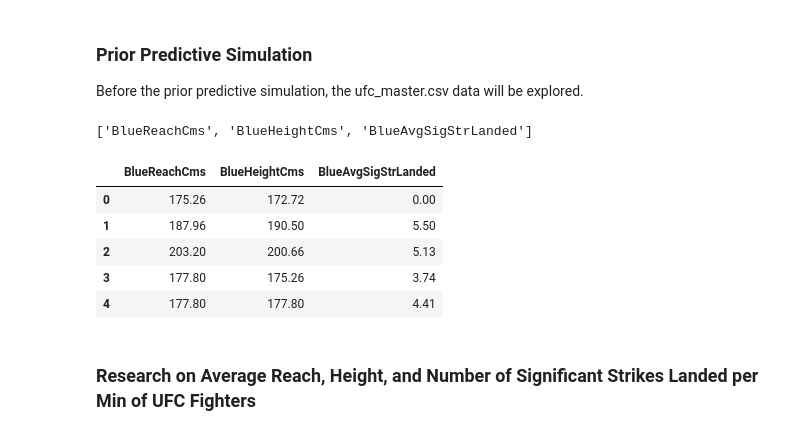
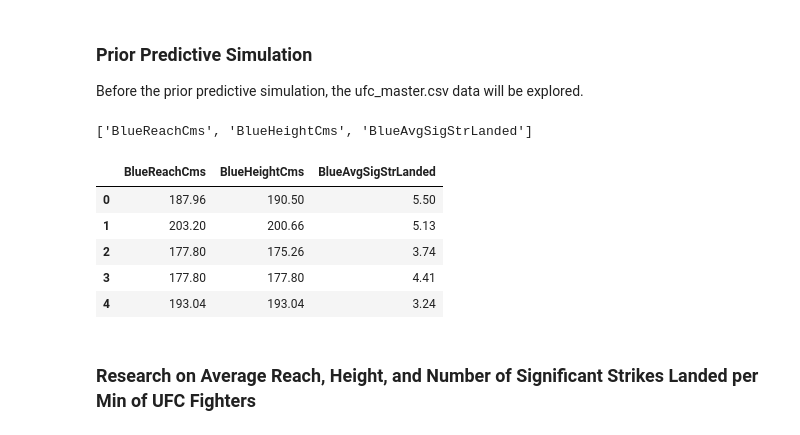
Before and after one commit to harrisonahn1129/UFC_Fights_HRSS_analysis, a Jupyter notebook: Final_Project-3.ipynb, the cells around one changed output. Cells and saved outputs as stored; diff of their text form; code cells hidden in the pictures.

```diff
--- a/Final_Project-3.ipynb
+++ b/Final_Project-3.ipynb
@@ -87,19 +87,19 @@ def standardize(series):
     """Standardize a pandas series"""
     return (series - series.mean()) / series.std()
 # %%
-df = pd.read_csv("Data/ufc-master.csv")
+df = pd.read_csv("Data/datav4.csv")
 columns = ["BlueReachCms", "BlueHeightCms", "BlueAvgSigStrLanded"]
 print(columns)
 df = df[columns]
 df.head()
 # %% [output]
 ['BlueReachCms', 'BlueHeightCms', 'BlueAvgSigStrLanded']
 |  | BlueReachCms | BlueHeightCms | BlueAvgSigStrLanded |
-| 0 | 175.26 | 172.72 | 0.00 |
-| 1 | 187.96 | 190.50 | 5.50 |
-| 2 | 203.20 | 200.66 | 5.13 |
-| 3 | 177.80 | 175.26 | 3.74 |
-| 4 | 177.80 | 177.80 | 4.41 |
+| 0 | 187.96 | 190.50 | 5.50 |
+| 1 | 203.20 | 200.66 | 5.13 |
+| 2 | 177.80 | 175.26 | 3.74 |
+| 3 | 177.80 | 177.80 | 4.41 |
+| 4 | 193.04 | 193.04 | 3.24 |
 # %% [markdown]
 ### Research on Average Reach, Height, and Number of Significant Strikes Landed per Min of UFC Fighters
 # %% [markdown]
```
Also changed, not shown: parts of 13 cells of this notebook, 3 other files.
